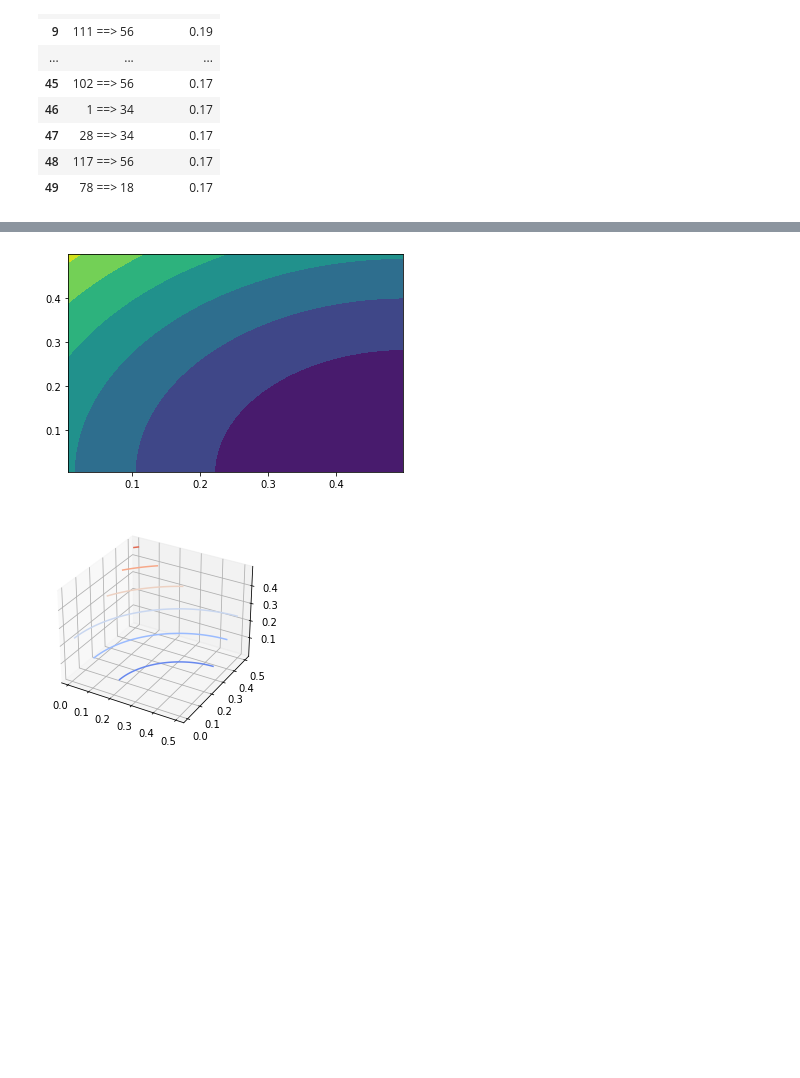
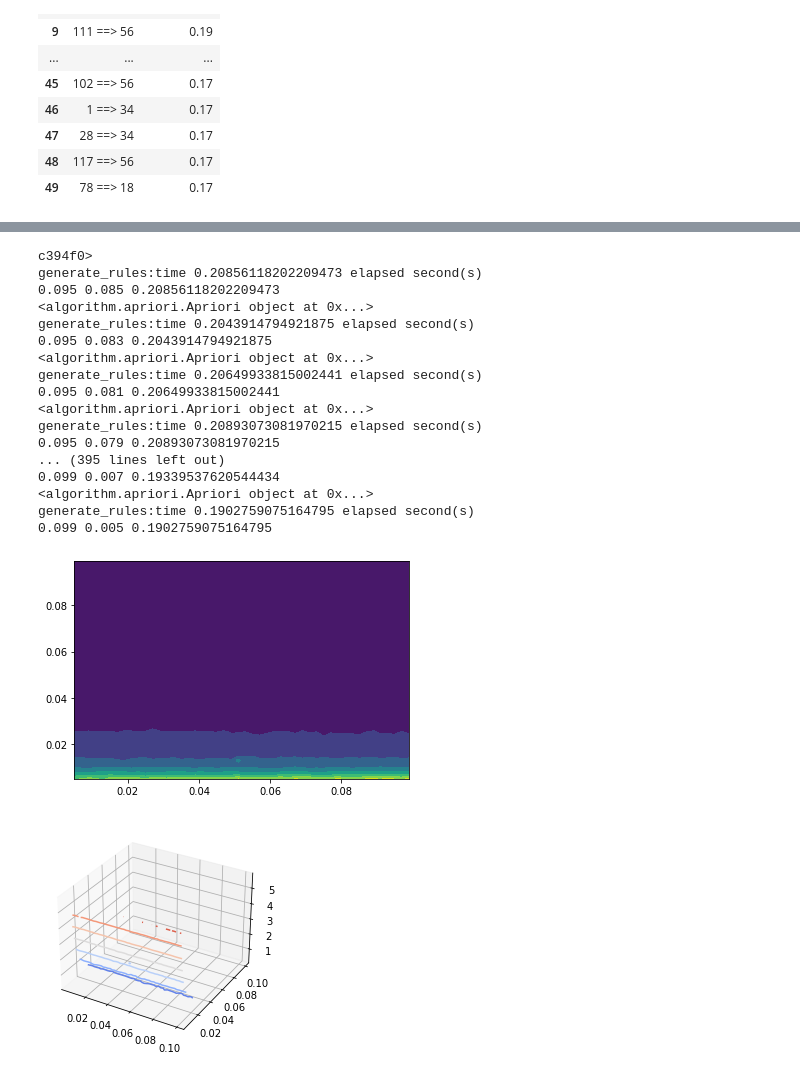
Before and after one commit to iknowright/data-mining-association-rules, a Jupyter notebook: analysis.ipynb, the cells around one changed output, grey strips where cells are left out. Cells and saved outputs as stored; diff of their text form; code cells hidden in the pictures; blank space fills up the shorter version.

Commit message:
feat: add image for analysis

```diff
--- a/analysis.ipynb
+++ b/analysis.ipynb
@@ -95,14 +95,16 @@ associator = Associator()
 algorithm = FPGrowth()
 data = DataLoader.load_kaggle_data()
 
-ss = np.arange(0.005, 0.5, 0.001)
-cc = np.arange(0.005, 0.5, 0.001)
+ss = np.arange(0.001, 0.5, 0.005)
+cc = np.arange(0.001, 0.5, 0.005)
 
 ti = []
 for s in list(ss):
     tj = []
     for c in list(cc)[::-1]:
+        print(s, c)
         _, z = associator.generate_rules(algorithm, data, s, c)
+        print(s, c, z)
         tj.append(z)
     ti.append(tj)
 
@@ -130,35 +149,53 @@ import numpy as np
 from associator import Associator
 from algorithm.apriori import Apriori
 from dataset_helper.dataset_loader import DataLoader
 
 associator = Associator()
 algorithm = Apriori()
 data = DataLoader.load_kaggle_data()
 
-ss = np.arange(0.005, 0.5, 0.002)
-cc = np.arange(0.005, 0.5, 0.002)
+ss = np.arange(0.005, 0.1, 0.002)
+cc = np.arange(0.005, 0.1, 0.002)
 
 ti = []
 for s in list(ss):
     tj = []
     for c in list(cc)[::-1]:
-        z = s**2 + c**2
+        _, z = associator.generate_rules(algorithm, data, s, c)
         tj.append(z)
+        print(s, c, z)
     ti.append(tj)
 
 z = np.array(ti)
 
 h = plt.contourf(ss, cc, z)
 plt.show()
 
 
 fig = plt.figure()
 ax = fig.gca(projection='3d')
 
 # Plot contour curves
 cset = ax.contour(ss, cc, z, cmap=cm.coolwarm)
 
 plt.show()
 # %% [output]
+c394f0>
+generate_rules:time 0.20856118202209473 elapsed second(s)
+0.095 0.085 0.20856118202209473
+<algorithm.apriori.Apriori object at 0x...>
+generate_rules:time 0.2043914794921875 elapsed second(s)
+0.095 0.083 0.2043914794921875
+<algorithm.apriori.Apriori object at 0x...>
+generate_rules:time 0.20649933815002441 elapsed second(s)
+0.095 0.081 0.20649933815002441
+<algorithm.apriori.Apriori object at 0x...>
+generate_rules:time 0.20893073081970215 elapsed second(s)
+0.095 0.079 0.20893073081970215
+... (395 lines left out)
+0.099 0.007 0.19339537620544434
+<algorithm.apriori.Apriori object at 0x...>
+generate_rules:time 0.1902759075164795 elapsed second(s)
+0.099 0.005 0.1902759075164795
-[figure, old version]
+[figure, new version]
-[figure, old version]
+[figure, new version]
```
Also changed, not shown: parts of 1 cell of this notebook, 5 other files.
